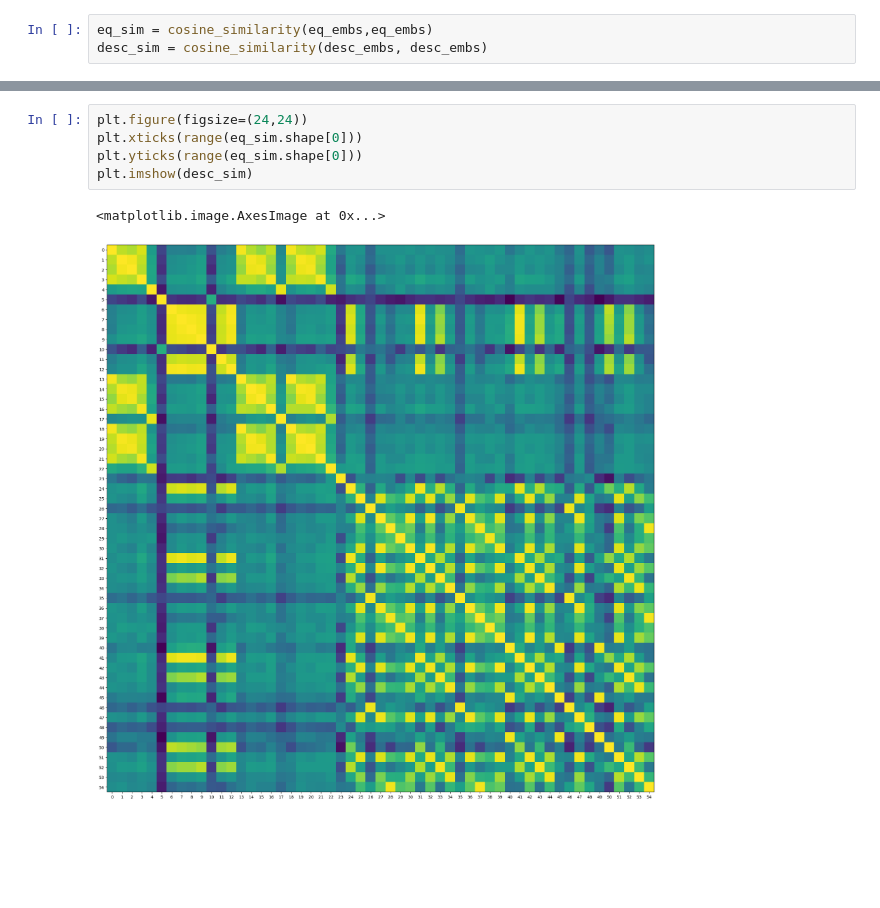
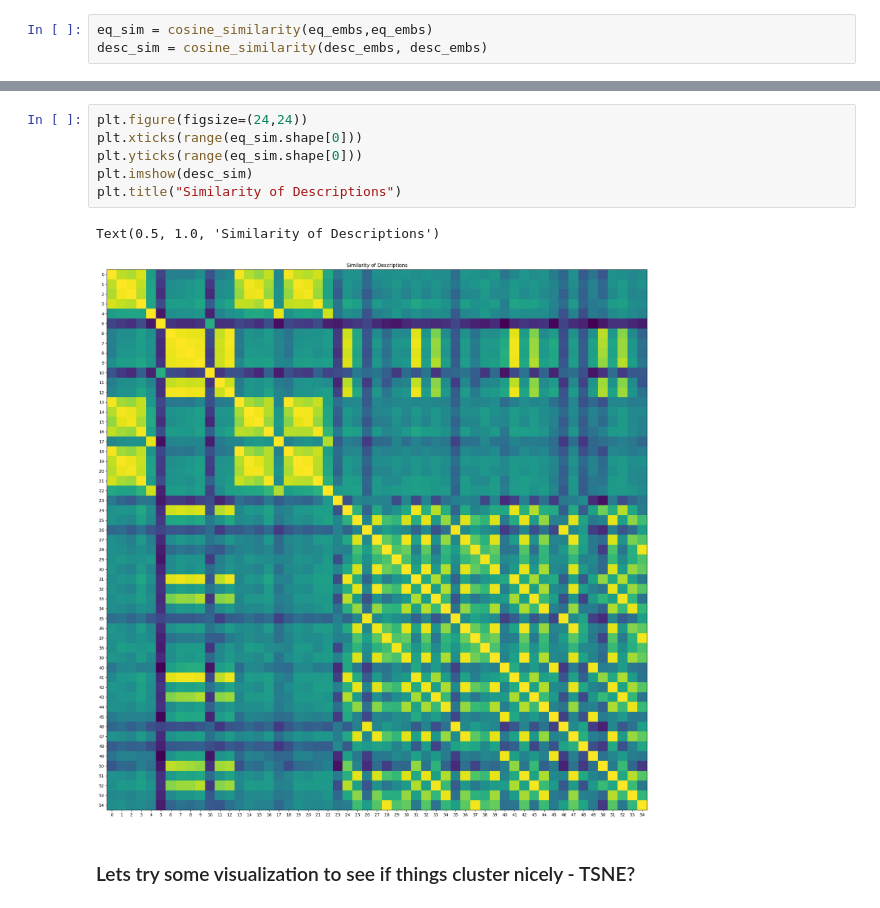
Before and after one commit to francescolosterzo/dufourspitze_16, a Jupyter notebook: nt/data_exploration.ipynb, the cells around one changed output, grey strips where cells are left out. Saved outputs shown, nothing was run; the diff lists cells and outputs as text; blank space fills up the shorter version.

```diff
--- a/nt/data_exploration.ipynb
+++ b/nt/data_exploration.ipynb
@@ -88,11 +97,14 @@ plt.imshow(eq_sim)
 # %%
 plt.figure(figsize=(24,24))
 plt.xticks(range(eq_sim.shape[0]))
 plt.yticks(range(eq_sim.shape[0]))
 plt.imshow(desc_sim)
+plt.title("Similarity of Descriptions")
 # %% [output]
-<matplotlib.image.AxesImage at 0x...>
+Text(0.5, 1.0, 'Similarity of Descriptions')
-[figure, old version]
+[figure, new version]
+# %% [markdown]
+### Lets try some visualization to see if things cluster nicely - TSNE?
 # %%
 from sklearn.manifold import TSNE
 import matplotlib.pyplot as plt
```
Also changed, not shown: parts of 8 cells of this notebook.
